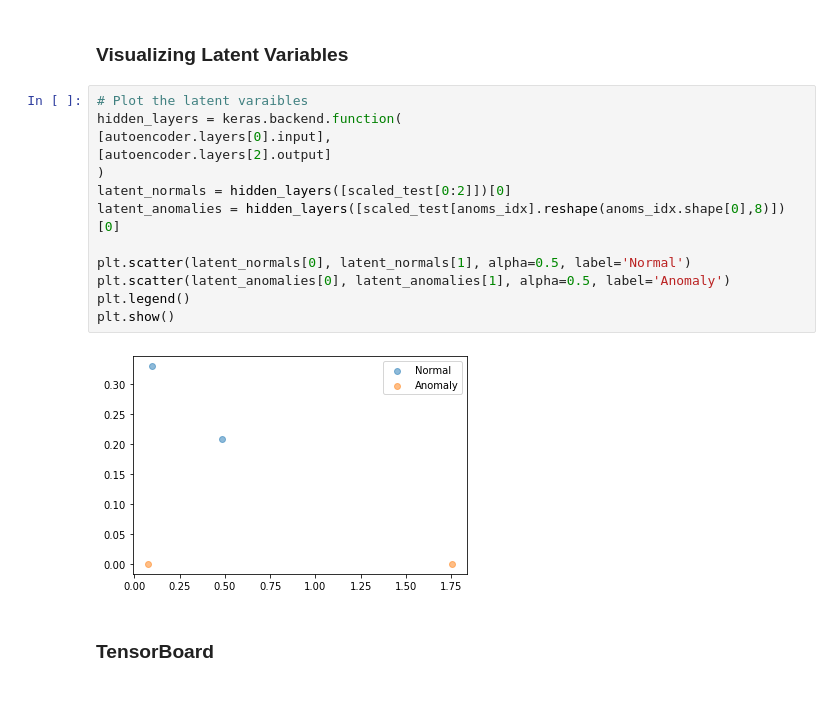
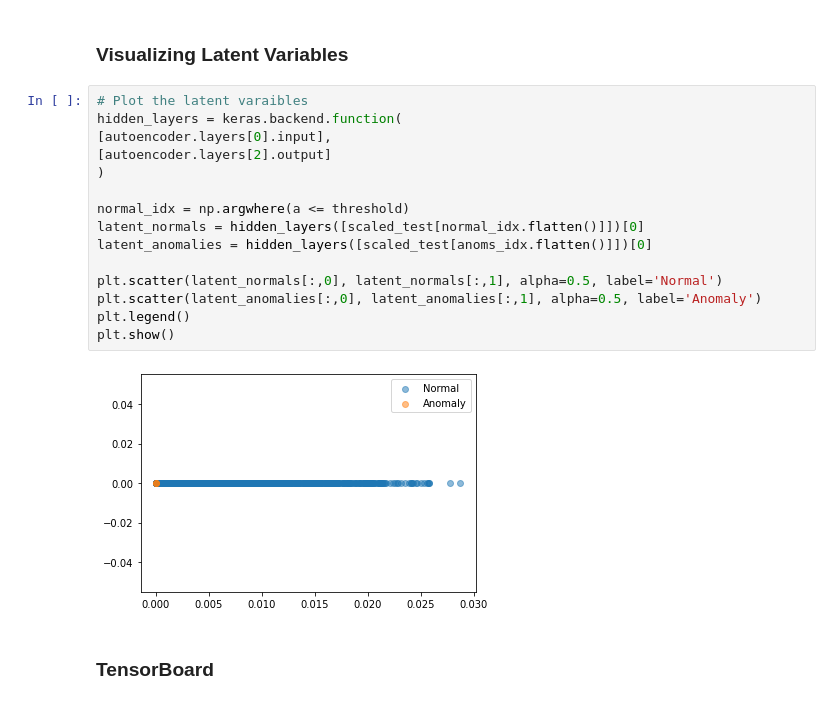
Before and after one commit to rickqiu/deep-learning, a Jupyter notebook: AE_for_Anomaly_Detection.ipynb, the cells around one changed output. Saved outputs shown, nothing was run; the diff lists cells and outputs as text.

```diff
--- a/AE_for_Anomaly_Detection.ipynb
+++ b/AE_for_Anomaly_Detection.ipynb
@@ -242,18 +247,20 @@ for anom in anomalies:
 # %%
 # Plot the latent varaibles
 hidden_layers = keras.backend.function(
 [autoencoder.layers[0].input],
 [autoencoder.layers[2].output]
 )
-latent_normals = hidden_layers([scaled_test[0:2]])[0]
-latent_anomalies = hidden_layers([scaled_test[anoms_idx].reshape(anoms_idx.shape[0],8)])[0]
 
-plt.scatter(latent_normals[0], latent_normals[1], alpha=0.5, label='Normal')
-plt.scatter(latent_anomalies[0], latent_anomalies[1], alpha=0.5, label='Anomaly')
+normal_idx = np.argwhere(a <= threshold)
+latent_normals = hidden_layers([scaled_test[normal_idx.flatten()]])[0]
+latent_anomalies = hidden_layers([scaled_test[anoms_idx.flatten()]])[0]
+
+plt.scatter(latent_normals[:,0], latent_normals[:,1], alpha=0.5, label='Normal')
+plt.scatter(latent_anomalies[:,0], latent_anomalies[:,1], alpha=0.5, label='Anomaly')
 plt.legend()
 plt.show()
 # %% [output]
-[figure, old version]
+[figure, new version]
 # %% [markdown]
 ### TensorBoard
 # %%
```
Also changed, not shown: parts of 10 cells of this notebook.
